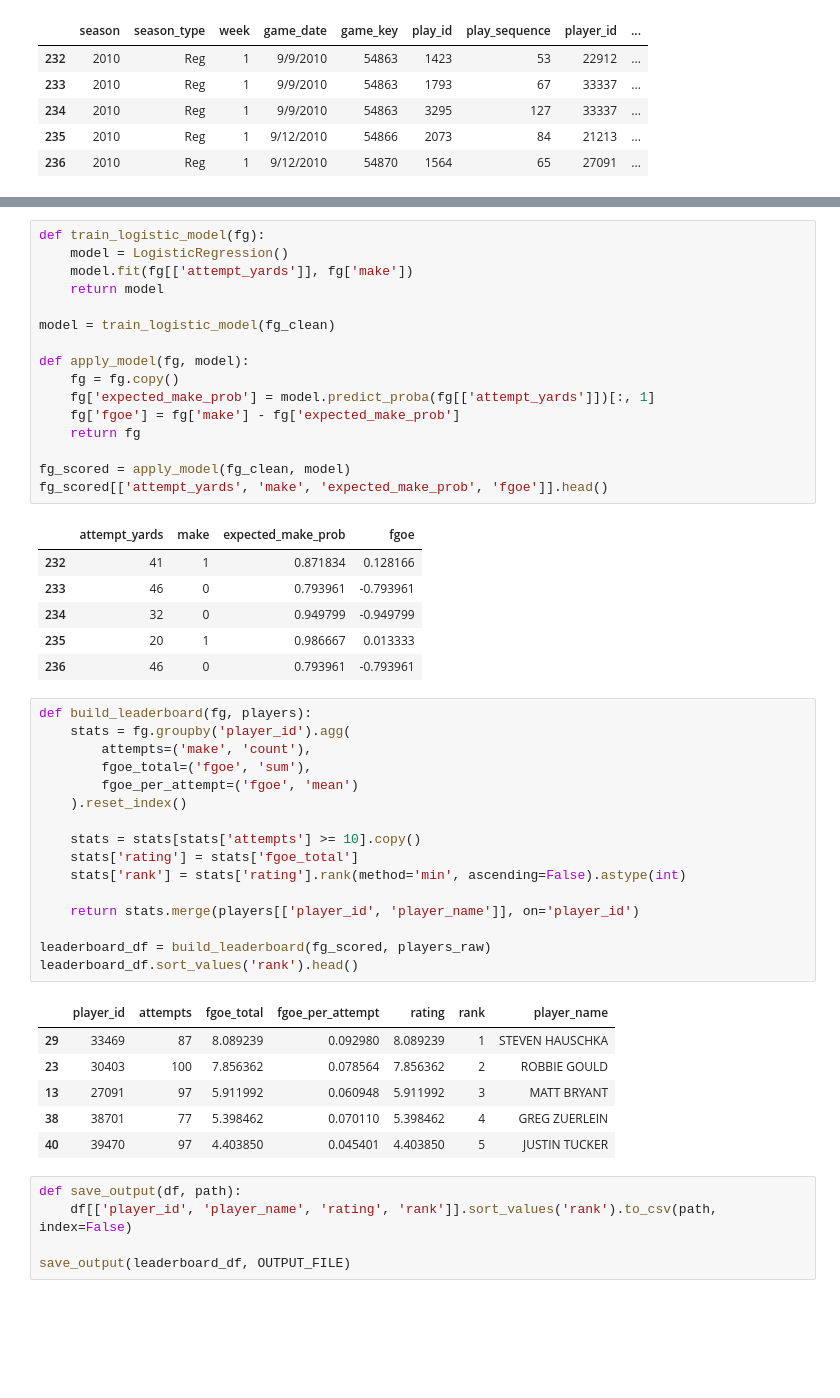
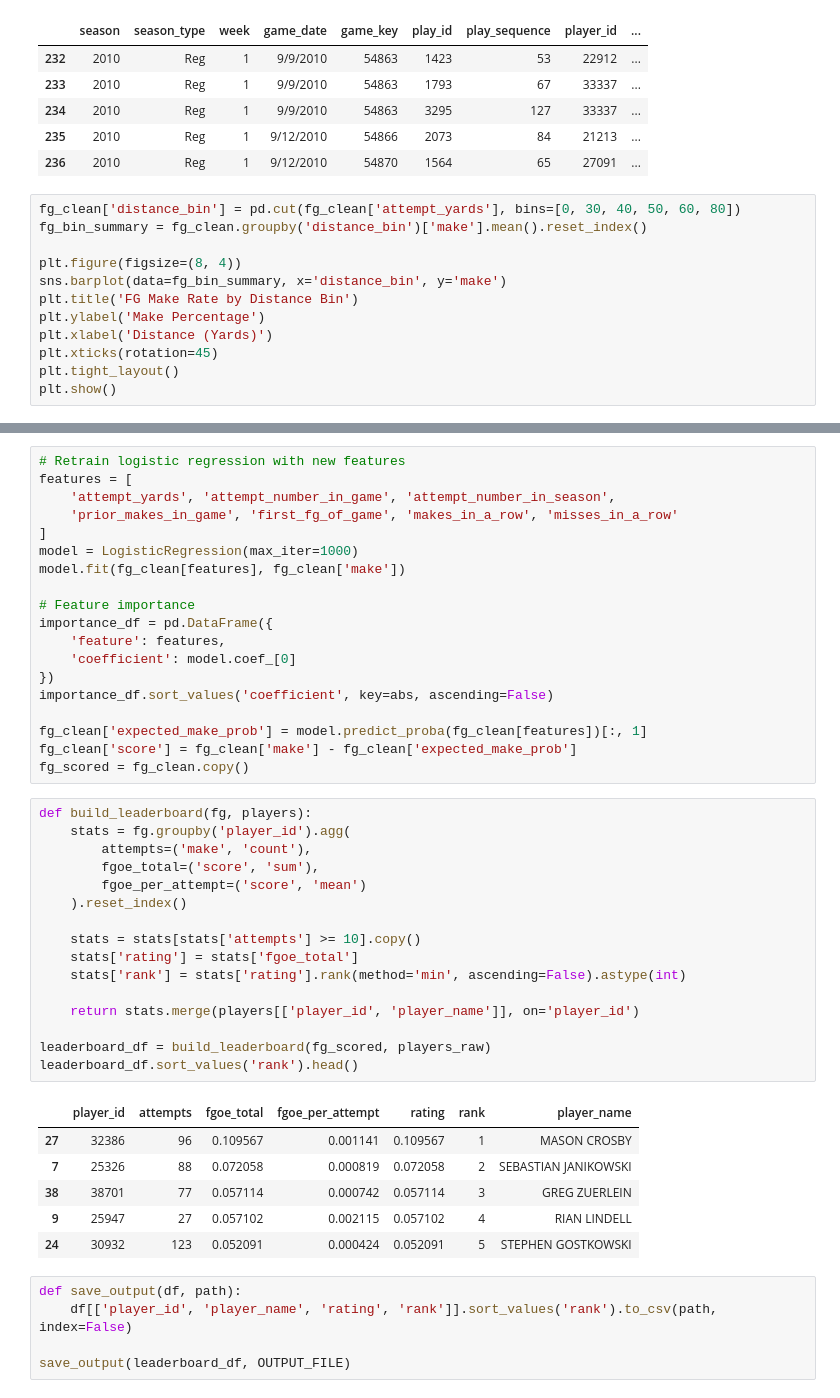
Before and after one commit to Jordan-Wergiles/fg-kicker-leaderboard, a Jupyter notebook: app/Leaderboard Notebook.ipynb, the cells around one changed output, grey strips where cells are left out. Saved outputs shown, nothing was run; the diff lists cells and outputs as text; blank space fills up the shorter version.

Commit message:
EDA and initial round of feature engineering for first model fit

```diff
--- a/app/Leaderboard Notebook.ipynb
+++ b/app/Leaderboard Notebook.ipynb
@@ -40,3 +42,15 @@ fg_clean.head()
 | 234 | 2010 | Reg | 1 | 9/9/2010 | 54863 | 3295 | 127 | 33337 | ... |
 | 235 | 2010 | Reg | 1 | 9/12/2010 | 54866 | 2073 | 84 | 21213 | ... |
 | 236 | 2010 | Reg | 1 | 9/12/2010 | 54870 | 1564 | 65 | 27091 | ... |
+# %%
+fg_clean['distance_bin'] = pd.cut(fg_clean['attempt_yards'], bins=[0, 30, 40, 50, 60, 80])
+fg_bin_summary = fg_clean.groupby('distance_bin')['make'].mean().reset_index()
+
+plt.figure(figsize=(8, 4))
+sns.barplot(data=fg_bin_summary, x='distance_bin', y='make')
+plt.title('FG Make Rate by Distance Bin')
+plt.ylabel('Make Percentage')
+plt.xlabel('Distance (Yards)')
+plt.xticks(rotation=45)
+plt.tight_layout()
+plt.show()
@@ -43,49 +96,45 @@ fg_clean.head()
 # %%
-def train_logistic_model(fg):
-    model = LogisticRegression()
-    model.fit(fg[['attempt_yards']], fg['make'])
-    return model
+# Retrain logistic regression with new features
+features = [
+    'attempt_yards', 'attempt_number_in_game', 'attempt_number_in_season',
+    'prior_makes_in_game', 'first_fg_of_game', 'makes_in_a_row', 'misses_in_a_row'
+]
+model = LogisticRegression(max_iter=1000)
+model.fit(fg_clean[features], fg_clean['make'])
 
-model = train_logistic_model(fg_clean)
+# Feature importance
+importance_df = pd.DataFrame({
+    'feature': features,
+    'coefficient': model.coef_[0]
+})
+importance_df.sort_values('coefficient', key=abs, ascending=False)
 
-def apply_model(fg, model):
-    fg = fg.copy()
-    fg['expected_make_prob'] = model.predict_proba(fg[['attempt_yards']])[:, 1]
-    fg['fgoe'] = fg['make'] - fg['expected_make_prob']
-    return fg
-
-fg_scored = apply_model(fg_clean, model)
-fg_scored[['attempt_yards', 'make', 'expected_make_prob', 'fgoe']].head()
+fg_clean['expected_make_prob'] = model.predict_proba(fg_clean[features])[:, 1]
+fg_clean['score'] = fg_clean['make'] - fg_clean['expected_make_prob']
+fg_scored = fg_clean.copy()
-# %% [output]
-|  | attempt_yards | make | expected_make_prob | fgoe |
-| 232 | 41 | 1 | 0.871834 | 0.128166 |
-| 233 | 46 | 0 | 0.793961 | -0.793961 |
-| 234 | 32 | 0 | 0.949799 | -0.949799 |
-| 235 | 20 | 1 | 0.986667 | 0.013333 |
-| 236 | 46 | 0 | 0.793961 | -0.793961 |
 # %%
 def build_leaderboard(fg, players):
     stats = fg.groupby('player_id').agg(
         attempts=('make', 'count'),
-        fgoe_total=('fgoe', 'sum'),
-        fgoe_per_attempt=('fgoe', 'mean')
+        fgoe_total=('score', 'sum'),
+        fgoe_per_attempt=('score', 'mean')
     ).reset_index()
 
     stats = stats[stats['attempts'] >= 10].copy()
     stats['rating'] = stats['fgoe_total']
     stats['rank'] = stats['rating'].rank(method='min', ascending=False).astype(int)
 
     return stats.merge(players[['player_id', 'player_name']], on='player_id')
 
 leaderboard_df = build_leaderboard(fg_scored, players_raw)
 leaderboard_df.sort_values('rank').head()
 # %% [output]
 |  | player_id | attempts | fgoe_total | fgoe_per_attempt | rating | rank | player_name |
-| 29 | 33469 | 87 | 8.089239 | 0.092980 | 8.089239 | 1 | STEVEN HAUSCHKA |
-| 23 | 30403 | 100 | 7.856362 | 0.078564 | 7.856362 | 2 | ROBBIE GOULD |
-| 13 | 27091 | 97 | 5.911992 | 0.060948 | 5.911992 | 3 | MATT BRYANT |
-| 38 | 38701 | 77 | 5.398462 | 0.070110 | 5.398462 | 4 | GREG ZUERLEIN |
-| 40 | 39470 | 97 | 4.403850 | 0.045401 | 4.403850 | 5 | JUSTIN TUCKER |
+| 27 | 32386 | 96 | 0.109567 | 0.001141 | 0.109567 | 1 | MASON CROSBY |
+| 7 | 25326 | 88 | 0.072058 | 0.000819 | 0.072058 | 2 | SEBASTIAN JANIKOWSKI |
+| 38 | 38701 | 77 | 0.057114 | 0.000742 | 0.057114 | 3 | GREG ZUERLEIN |
+| 9 | 25947 | 27 | 0.057102 | 0.002115 | 0.057102 | 4 | RIAN LINDELL |
+| 24 | 30932 | 123 | 0.052091 | 0.000424 | 0.052091 | 5 | STEPHEN GOSTKOWSKI |
 # %%
 def save_output(df, path):
     df[['player_id', 'player_name', 'rating', 'rank']].sort_values('rank').to_csv(path, index=False)
```
Also changed, not shown: parts of 5 cells of this notebook.
